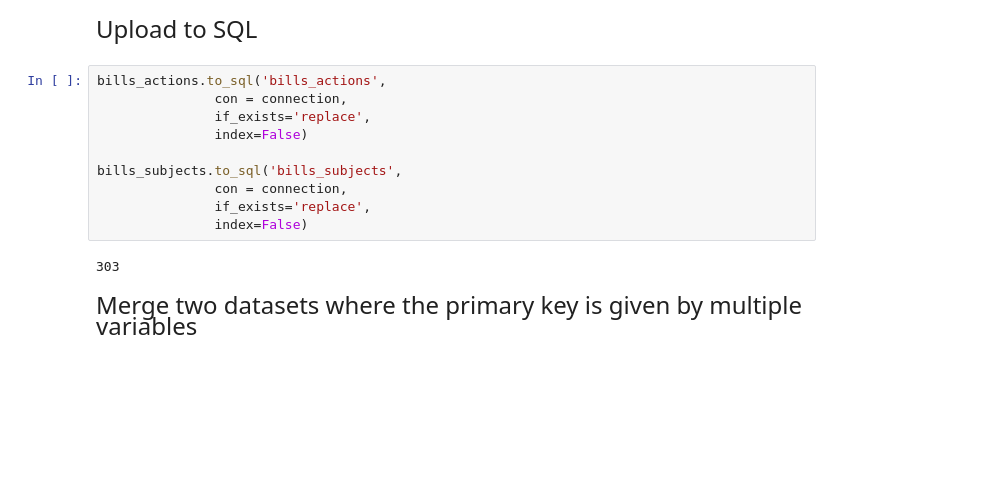
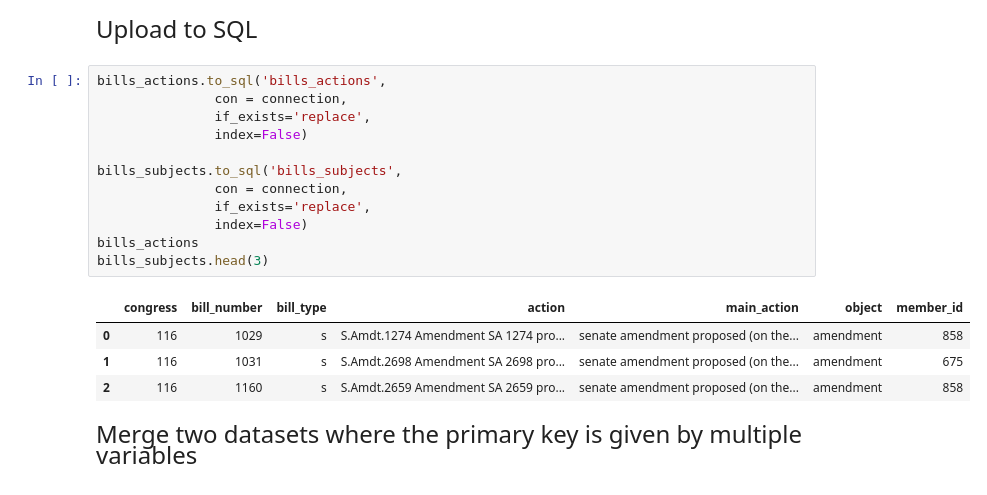
Before and after one commit to pmajumd/datasci530fall2026, a Jupyter notebook: Lecture 21/lecture_21c - Advanced merging.ipynb, the cells around one changed output. Drawn from its saved outputs; the diff is of its cells as text; blank space fills up the shorter version.

```diff
--- a/Lecture 21/lecture_21c - Advanced merging.ipynb
+++ b/Lecture 21/lecture_21c - Advanced merging.ipynb
@@ -59,15 +59,20 @@ Upload to SQL
 # %%
 bills_actions.to_sql('bills_actions',
                con = connection,
                if_exists='replace',
                index=False)
 
 bills_subjects.to_sql('bills_subjects',
                con = connection,
                if_exists='replace',
                index=False)
+bills_actions
+bills_subjects.head(3)
 # %% [output]
-303
+|  | congress | bill_number | bill_type | action | main_action | object | member_id |
+| 0 | 116 | 1029 | s | S.Amdt.1274 Amendment SA 1274 pro... | senate amendment proposed (on the... | amendment | 858 |
+| 1 | 116 | 1031 | s | S.Amdt.2698 Amendment SA 2698 pro... | senate amendment proposed (on the... | amendment | 675 |
+| 2 | 116 | 1160 | s | S.Amdt.2659 Amendment SA 2659 pro... | senate amendment proposed (on the... | amendment | 858 |
 # %% [markdown]
 <font size = "5">
 
```
Also changed, not shown: parts of 1 cell of this notebook, 2 other files.
